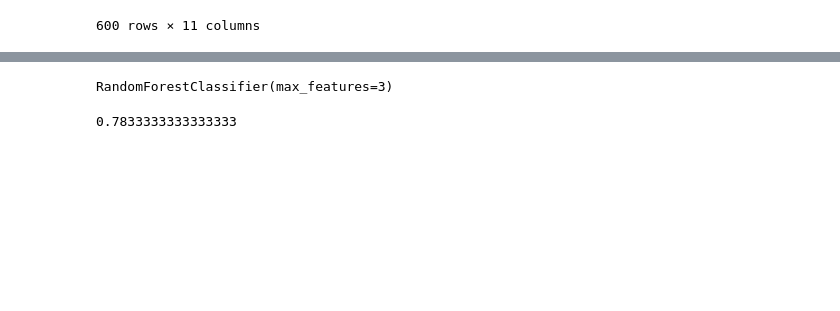
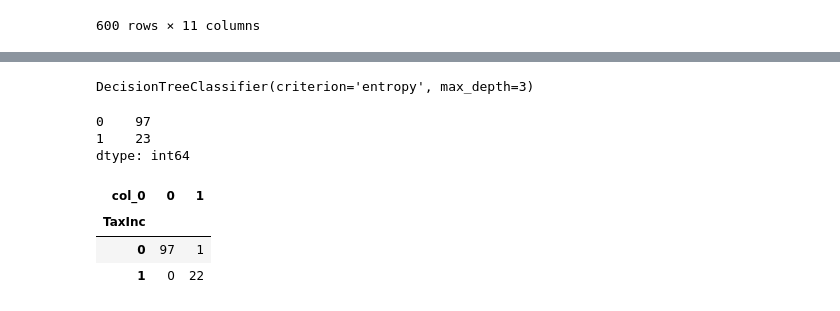
Before and after one commit to nishoto21/Decision-Tree-assignment, a Jupyter notebook: Codes/Fraud.ipynb, the cells around one changed output, grey strips where cells are left out. Saved outputs shown, nothing was run; the diff lists cells and outputs as text; code cells hidden in the pictures; blank space fills up the shorter version.

```diff
--- a/Codes/Fraud.ipynb
+++ b/Codes/Fraud.ipynb
@@ -96,3 +162,3 @@ data
 # %%
-x = data.iloc[:,:-1].values
-y = data['TaxInc'].values
+x = data.iloc[:,:-1]
+y = data['TaxInc']
@@ -128,2 +171,2 @@ Y = data1['TaxInc'].values
 # %%
-x_train,x_test,y_train,y_test = train_test_split(X,Y ,test_size = 0.2)
+x_train,x_test,y_train,y_test = train_test_split(x,y ,test_size = 0.2)
@@ -132,9 +173,19 @@ from sklearn.ensemble import RandomForestClassifier
 # %%
-model = RandomForestClassifier(n_estimators=100, max_features=3)
+model = DecisionTreeClassifier(criterion = 'entropy',max_depth=3)
 model.fit(x_train,y_train)
 # %% [output]
-RandomForestClassifier(max_features=3)
+DecisionTreeClassifier(criterion='entropy', max_depth=3)
-# %%
-model.score(x_test,y_test)
-# %% [output]
-0.7833333333333333
+# %%
+preds = model.predict(x_test)
+pd.Series(preds).value_counts()
+# %% [output]
+0    97
+1    23
+dtype: int64
+# %%
+pd.crosstab(y_test,preds)
+# %% [output]
+| col_0 | 0 | 1 |
+| TaxInc |  |  |
+| 0 | 97 | 1 |
+| 1 | 0 | 22 |
```
Also changed, not shown: parts of 18 cells of this notebook.
